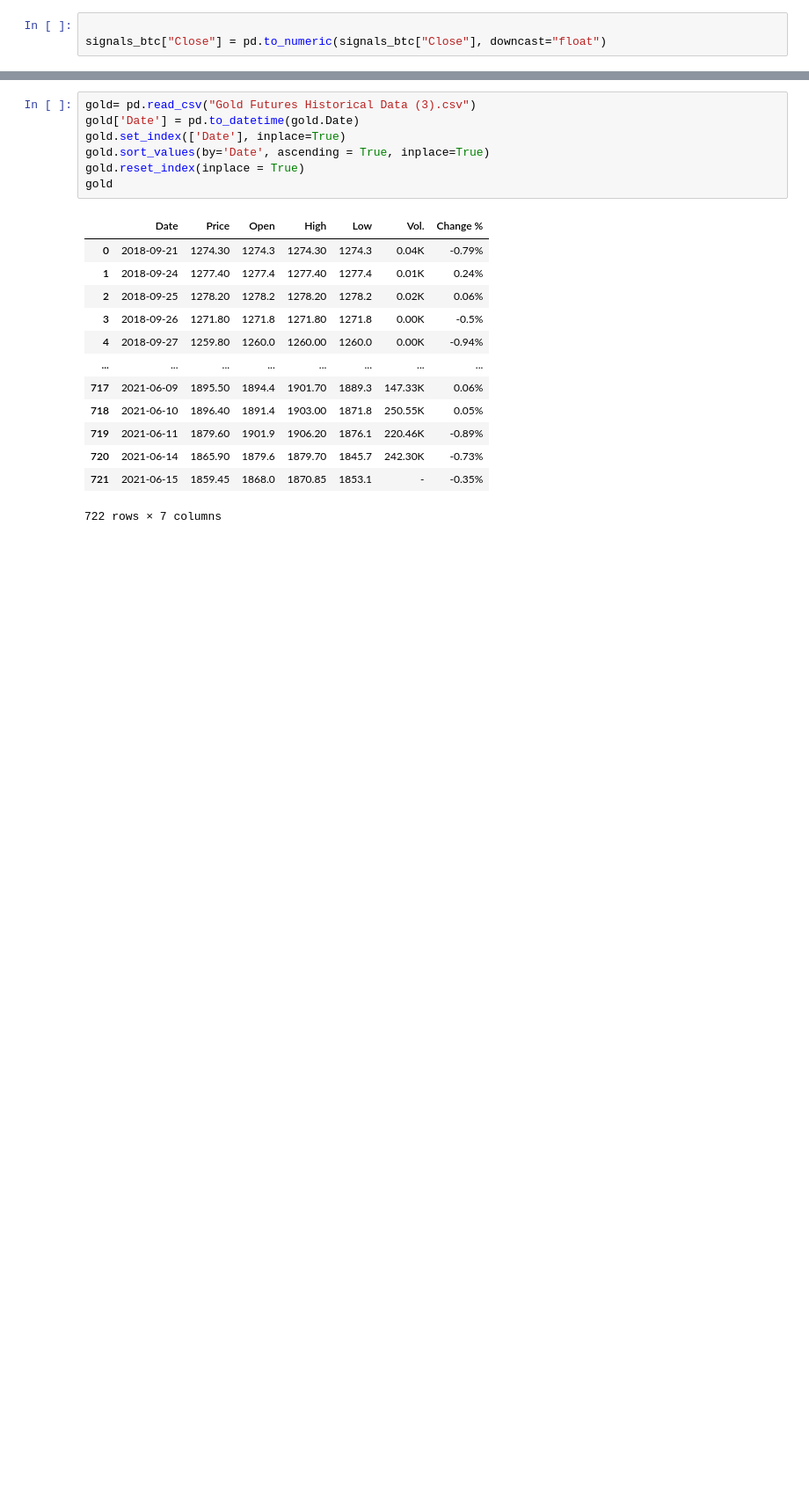
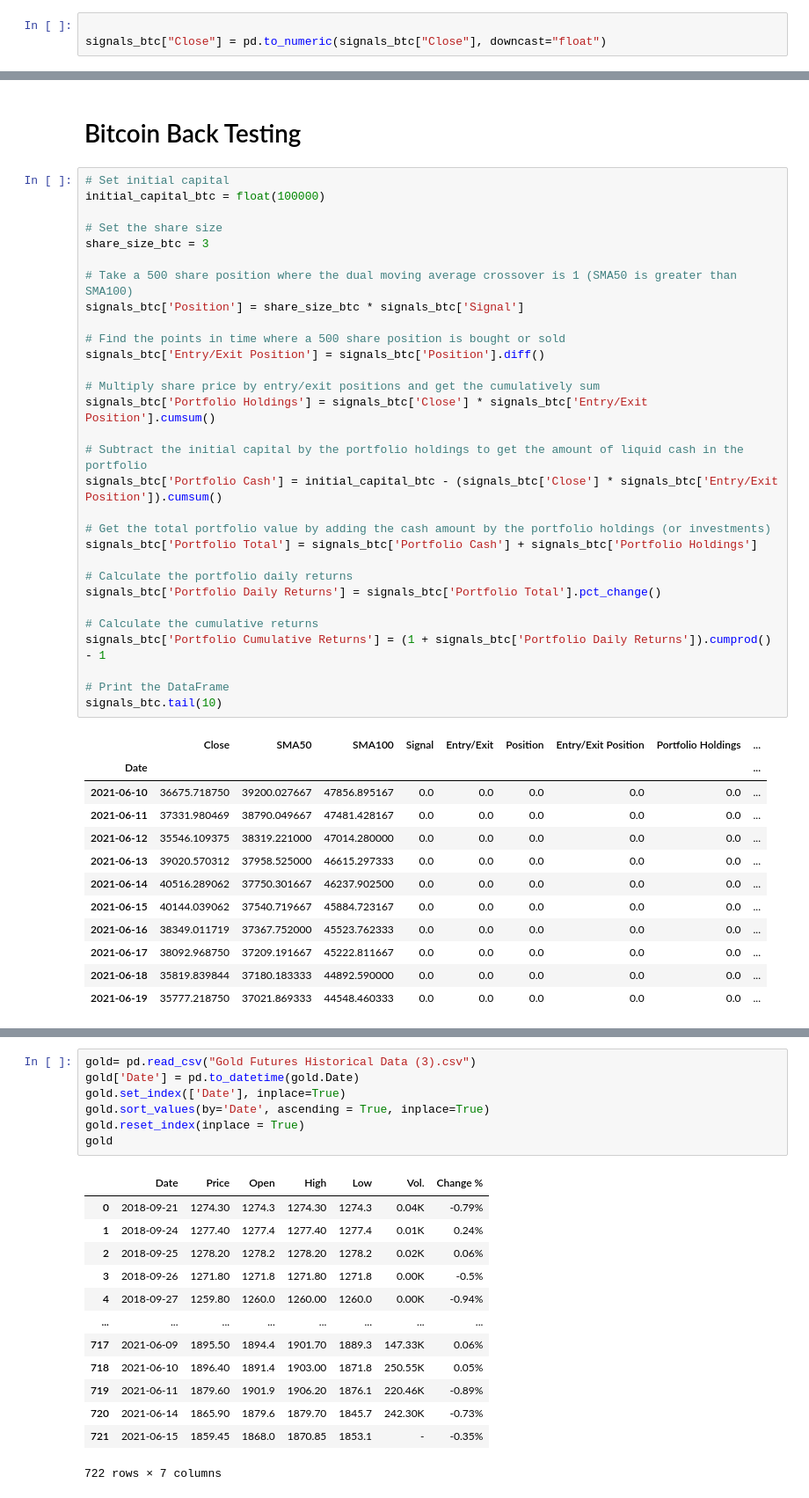
Before and after one commit to tatejones919/Algorithmic_Trading, a Jupyter notebook: back_testing.ipynb, the cells around one changed output, grey strips where cells are left out. Shown at 88% size. Saved outputs shown, nothing was run; the diff lists cells and outputs as text; blank space fills up the shorter version.

```diff
--- a/back_testing.ipynb
+++ b/back_testing.ipynb
@@ -263,3 +473,48 @@ entry_exit_plot = security_close * moving_avgs * entry * exit
 entry_exit_plot.opts(xaxis=None)
 # %% [output]
 [interactive output not drawn]
+# %% [markdown]
+# Bitcoin Back Testing
+# %%
+# Set initial capital
+initial_capital_btc = float(100000)
+
+# Set the share size
+share_size_btc = 3
+
+# Take a 500 share position where the dual moving average crossover is 1 (SMA50 is greater than SMA100)
+signals_btc['Position'] = share_size_btc * signals_btc['Signal']
+
+# Find the points in time where a 500 share position is bought or sold
+signals_btc['Entry/Exit Position'] = signals_btc['Position'].diff()
+
+# Multiply share price by entry/exit positions and get the cumulatively sum
+signals_btc['Portfolio Holdings'] = signals_btc['Close'] * signals_btc['Entry/Exit Position'].cumsum()
+
+# Subtract the initial capital by the portfolio holdings to get the amount of liquid cash in the portfolio
+signals_btc['Portfolio Cash'] = initial_capital_btc - (signals_btc['Close'] * signals_btc['Entry/Exit Position']).cumsum()
+
+# Get the total portfolio value by adding the cash amount by the portfolio holdings (or investments)
+signals_btc['Portfolio Total'] = signals_btc['Portfolio Cash'] + signals_btc['Portfolio Holdings']
+
+# Calculate the portfolio daily returns
+signals_btc['Portfolio Daily Returns'] = signals_btc['Portfolio Total'].pct_change()
+
+# Calculate the cumulative returns
+signals_btc['Portfolio Cumulative Returns'] = (1 + signals_btc['Portfolio Daily Returns']).cumprod() - 1
+
+# Print the DataFrame
+signals_btc.tail(10)
+# %% [output]
+|  | Close | SMA50 | SMA100 | Signal | Entry/Exit | Position | Entry/Exit Position | Portfolio Holdings | ... |
+| Date |  |  |  |  |  |  |  |  | ... |
+| 2021-06-10 | 36675.718750 | 39200.027667 | 47856.895167 | 0.0 | 0.0 | 0.0 | 0.0 | 0.0 | ... |
+| 2021-06-11 | 37331.980469 | 38790.049667 | 47481.428167 | 0.0 | 0.0 | 0.0 | 0.0 | 0.0 | ... |
+| 2021-06-12 | 35546.109375 | 38319.221000 | 47014.280000 | 0.0 | 0.0 | 0.0 | 0.0 | 0.0 | ... |
+| 2021-06-13 | 39020.570312 | 37958.525000 | 46615.297333 | 0.0 | 0.0 | 0.0 | 0.0 | 0.0 | ... |
+| 2021-06-14 | 40516.289062 | 37750.301667 | 46237.902500 | 0.0 | 0.0 | 0.0 | 0.0 | 0.0 | ... |
+| 2021-06-15 | 40144.039062 | 37540.719667 | 45884.723167 | 0.0 | 0.0 | 0.0 | 0.0 | 0.0 | ... |
+| 2021-06-16 | 38349.011719 | 37367.752000 | 45523.762333 | 0.0 | 0.0 | 0.0 | 0.0 | 0.0 | ... |
+| 2021-06-17 | 38092.968750 | 37209.191667 | 45222.811667 | 0.0 | 0.0 | 0.0 | 0.0 | 0.0 | ... |
+| 2021-06-18 | 35819.839844 | 37180.183333 | 44892.590000 | 0.0 | 0.0 | 0.0 | 0.0 | 0.0 | ... |
+| 2021-06-19 | 35777.218750 | 37021.869333 | 44548.460333 | 0.0 | 0.0 | 0.0 | 0.0 | 0.0 | ... |
```
Also changed, not shown: parts of 29 cells of this notebook, 3 other files.
